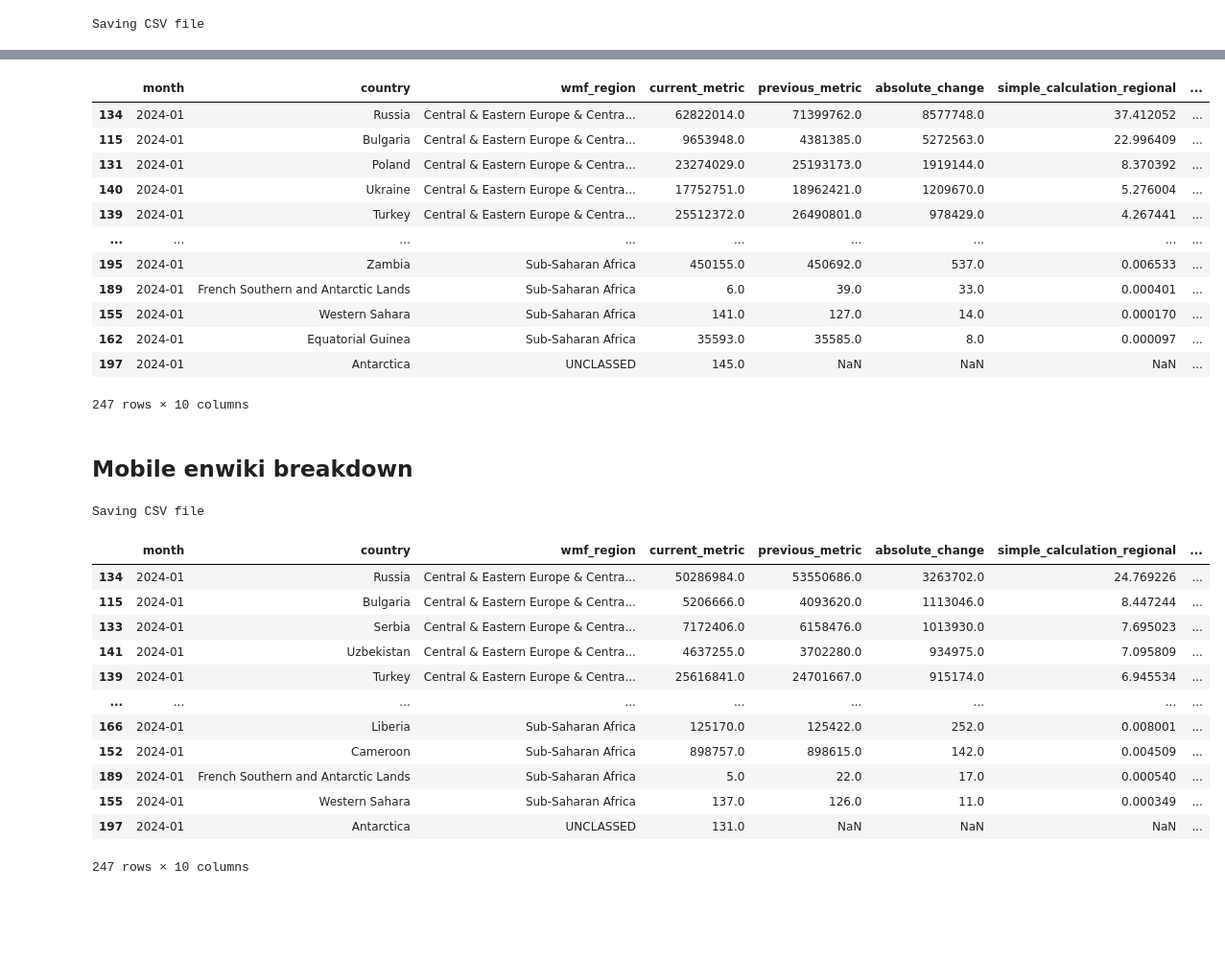
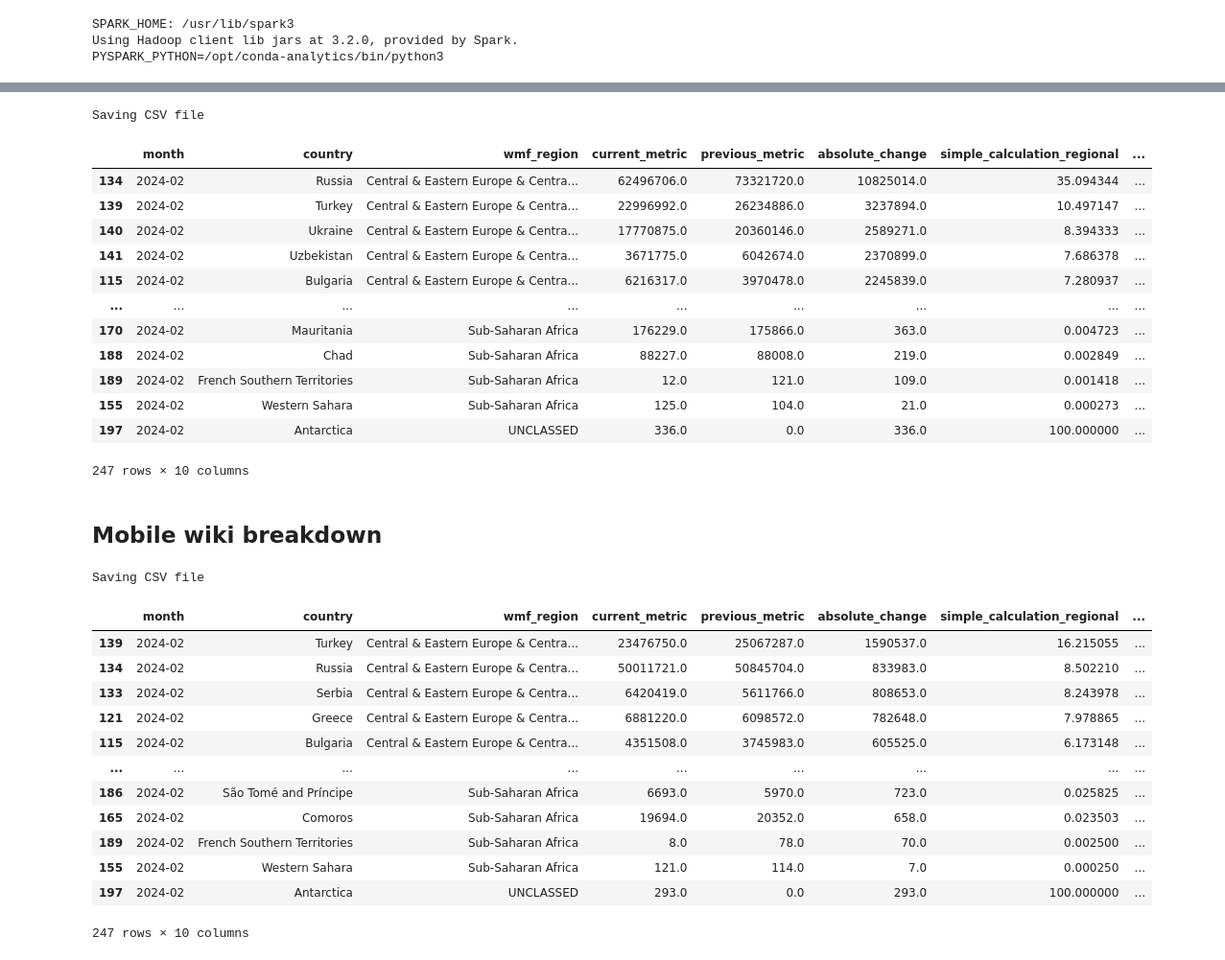
Before and after one commit to hghani-ctr/wikimedia, a Jupyter notebook: unique_devices_country.ipynb, the cells around one changed output, grey strips where cells are left out. Shown at 96% size. Saved outputs shown, nothing was run; the diff lists cells and outputs as text; code cells hidden in the pictures; blank space fills up the shorter version.

```diff
--- a/unique_devices_country.ipynb
+++ b/unique_devices_country.ipynb
@@ -22,7 +22,7 @@ ON
 WHERE
     ud.project_family = 'wikipedia'
     AND ud.year in (2023,2024)
-    AND ud.month = 1
+    AND ud.month = 2
 GROUP BY
     date_format(CONCAT(ud.year, '-', LPAD(ud.month, 2, '0'), '-01'), 'yyyy-MM'),
     ud.country, ud.country_code, cmd.wmf_region, ud.country_code
@@ -155,4 +155,6 @@ else:
 # Show df
 final_df
 # %% [output]
-Saving CSV file
+SPARK_HOME: /usr/lib/spark3
+Using Hadoop client lib jars at 3.2.0, provided by Spark.
+PYSPARK_PYTHON=/opt/conda-analytics/bin/python3
@@ -159,18 +169,19 @@ Saving CSV file
+Saving CSV file
 |  | month | country | wmf_region | current_metric | previous_metric | absolute_change | simple_calculation_regional | ... |
-| 134 | 2024-01 | Russia | Central & Eastern Europe & Centra... | 62822014.0 | 71399762.0 | 8577748.0 | 37.412052 | ... |
-| 115 | 2024-01 | Bulgaria | Central & Eastern Europe & Centra... | 9653948.0 | 4381385.0 | 5272563.0 | 22.996409 | ... |
-| 131 | 2024-01 | Poland | Central & Eastern Europe & Centra... | 23274029.0 | 25193173.0 | 1919144.0 | 8.370392 | ... |
-| 140 | 2024-01 | Ukraine | Central & Eastern Europe & Centra... | 17752751.0 | 18962421.0 | 1209670.0 | 5.276004 | ... |
-| 139 | 2024-01 | Turkey | Central & Eastern Europe & Centra... | 25512372.0 | 26490801.0 | 978429.0 | 4.267441 | ... |
+| 134 | 2024-02 | Russia | Central & Eastern Europe & Centra... | 62496706.0 | 73321720.0 | 10825014.0 | 35.094344 | ... |
+| 139 | 2024-02 | Turkey | Central & Eastern Europe & Centra... | 22996992.0 | 26234886.0 | 3237894.0 | 10.497147 | ... |
+| 140 | 2024-02 | Ukraine | Central & Eastern Europe & Centra... | 17770875.0 | 20360146.0 | 2589271.0 | 8.394333 | ... |
+| 141 | 2024-02 | Uzbekistan | Central & Eastern Europe & Centra... | 3671775.0 | 6042674.0 | 2370899.0 | 7.686378 | ... |
+| 115 | 2024-02 | Bulgaria | Central & Eastern Europe & Centra... | 6216317.0 | 3970478.0 | 2245839.0 | 7.280937 | ... |
 | ... | ... | ... | ... | ... | ... | ... | ... | ... |
-| 195 | 2024-01 | Zambia | Sub-Saharan Africa | 450155.0 | 450692.0 | 537.0 | 0.006533 | ... |
-| 189 | 2024-01 | French Southern and Antarctic Lands | Sub-Saharan Africa | 6.0 | 39.0 | 33.0 | 0.000401 | ... |
-| 155 | 2024-01 | Western Sahara | Sub-Saharan Africa | 141.0 | 127.0 | 14.0 | 0.000170 | ... |
-| 162 | 2024-01 | Equatorial Guinea | Sub-Saharan Africa | 35593.0 | 35585.0 | 8.0 | 0.000097 | ... |
-| 197 | 2024-01 | Antarctica | UNCLASSED | 145.0 | NaN | NaN | NaN | ... |
+| 170 | 2024-02 | Mauritania | Sub-Saharan Africa | 176229.0 | 175866.0 | 363.0 | 0.004723 | ... |
+| 188 | 2024-02 | Chad | Sub-Saharan Africa | 88227.0 | 88008.0 | 219.0 | 0.002849 | ... |
+| 189 | 2024-02 | French Southern Territories | Sub-Saharan Africa | 12.0 | 121.0 | 109.0 | 0.001418 | ... |
+| 155 | 2024-02 | Western Sahara | Sub-Saharan Africa | 125.0 | 104.0 | 21.0 | 0.000273 | ... |
+| 197 | 2024-02 | Antarctica | UNCLASSED | 336.0 | 0.0 | 336.0 | 100.000000 | ... |
-247 rows × 10 columns
+247 rows × 10 columns
 # %% [markdown]
-## Mobile enwiki breakdown
+## Mobile wiki breakdown
 # %%
 # Query
 
@@ -188,7 +199,7 @@ ON
     ud.country_code = cmd.country_code_iso_2
 WHERE
     ud.year in (2023,2024)
-    AND ud.month = 1
+    AND ud.month = 2
     and ud.domain like '%.m.wikipedia%'
 GROUP BY
     date_format(CONCAT(ud.year, '-', LPAD(ud.month, 2, '0'), '-01'), 'yyyy-MM'),
@@ -220,7 +231,7 @@ for current_month in unique_months:
                                        columns='month',
                                        values='total_unique_devices',
                                        aggfunc='sum').reset_index()
-    #Merge
+    # Merge
     country_code_name_mapping = df[['country_code', 'country']].drop_duplicates(subset='country_code')
 
     # Merge the pivot table with the country name from the country_code_name_mapping DataFrame
@@ -324,15 +335,15 @@ final_df
 # %% [output]
 Saving CSV file
 |  | month | country | wmf_region | current_metric | previous_metric | absolute_change | simple_calculation_regional | ... |
-| 134 | 2024-01 | Russia | Central & Eastern Europe & Centra... | 50286984.0 | 53550686.0 | 3263702.0 | 24.769226 | ... |
-| 115 | 2024-01 | Bulgaria | Central & Eastern Europe & Centra... | 5206666.0 | 4093620.0 | 1113046.0 | 8.447244 | ... |
-| 133 | 2024-01 | Serbia | Central & Eastern Europe & Centra... | 7172406.0 | 6158476.0 | 1013930.0 | 7.695023 | ... |
-| 141 | 2024-01 | Uzbekistan | Central & Eastern Europe & Centra... | 4637255.0 | 3702280.0 | 934975.0 | 7.095809 | ... |
-| 139 | 2024-01 | Turkey | Central & Eastern Europe & Centra... | 25616841.0 | 24701667.0 | 915174.0 | 6.945534 | ... |
+| 139 | 2024-02 | Turkey | Central & Eastern Europe & Centra... | 23476750.0 | 25067287.0 | 1590537.0 | 16.215055 | ... |
+| 134 | 2024-02 | Russia | Central & Eastern Europe & Centra... | 50011721.0 | 50845704.0 | 833983.0 | 8.502210 | ... |
+| 133 | 2024-02 | Serbia | Central & Eastern Europe & Centra... | 6420419.0 | 5611766.0 | 808653.0 | 8.243978 | ... |
+| 121 | 2024-02 | Greece | Central & Eastern Europe & Centra... | 6881220.0 | 6098572.0 | 782648.0 | 7.978865 | ... |
+| 115 | 2024-02 | Bulgaria | Central & Eastern Europe & Centra... | 4351508.0 | 3745983.0 | 605525.0 | 6.173148 | ... |
 | ... | ... | ... | ... | ... | ... | ... | ... | ... |
-| 166 | 2024-01 | Liberia | Sub-Saharan Africa | 125170.0 | 125422.0 | 252.0 | 0.008001 | ... |
-| 152 | 2024-01 | Cameroon | Sub-Saharan Africa | 898757.0 | 898615.0 | 142.0 | 0.004509 | ... |
-| 189 | 2024-01 | French Southern and Antarctic Lands | Sub-Saharan Africa | 5.0 | 22.0 | 17.0 | 0.000540 | ... |
-| 155 | 2024-01 | Western Sahara | Sub-Saharan Africa | 137.0 | 126.0 | 11.0 | 0.000349 | ... |
-| 197 | 2024-01 | Antarctica | UNCLASSED | 131.0 | NaN | NaN | NaN | ... |
+| 186 | 2024-02 | São Tomé and Príncipe | Sub-Saharan Africa | 6693.0 | 5970.0 | 723.0 | 0.025825 | ... |
+| 165 | 2024-02 | Comoros | Sub-Saharan Africa | 19694.0 | 20352.0 | 658.0 | 0.023503 | ... |
+| 189 | 2024-02 | French Southern Territories | Sub-Saharan Africa | 8.0 | 78.0 | 70.0 | 0.002500 | ... |
+| 155 | 2024-02 | Western Sahara | Sub-Saharan Africa | 121.0 | 114.0 | 7.0 | 0.000250 | ... |
+| 197 | 2024-02 | Antarctica | UNCLASSED | 293.0 | 0.0 | 293.0 | 100.000000 | ... |
 247 rows × 10 columns
```
Also changed, not shown: parts of 1 cell of this notebook, 2 other files.
